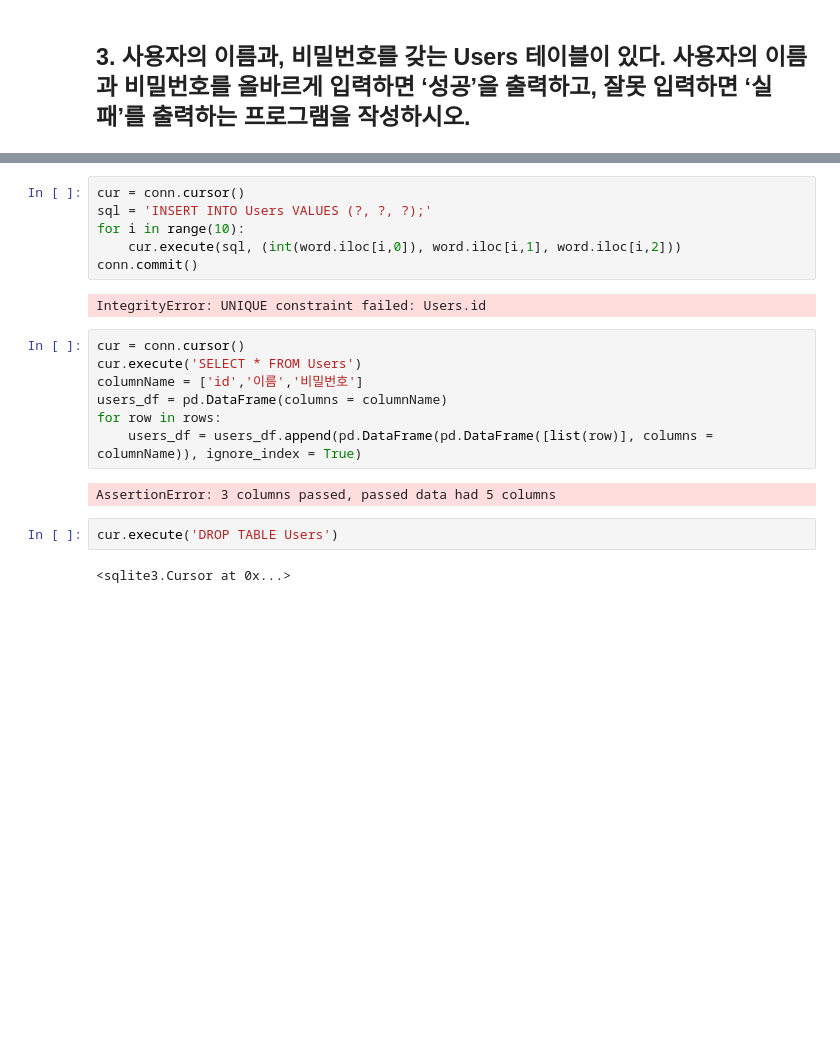
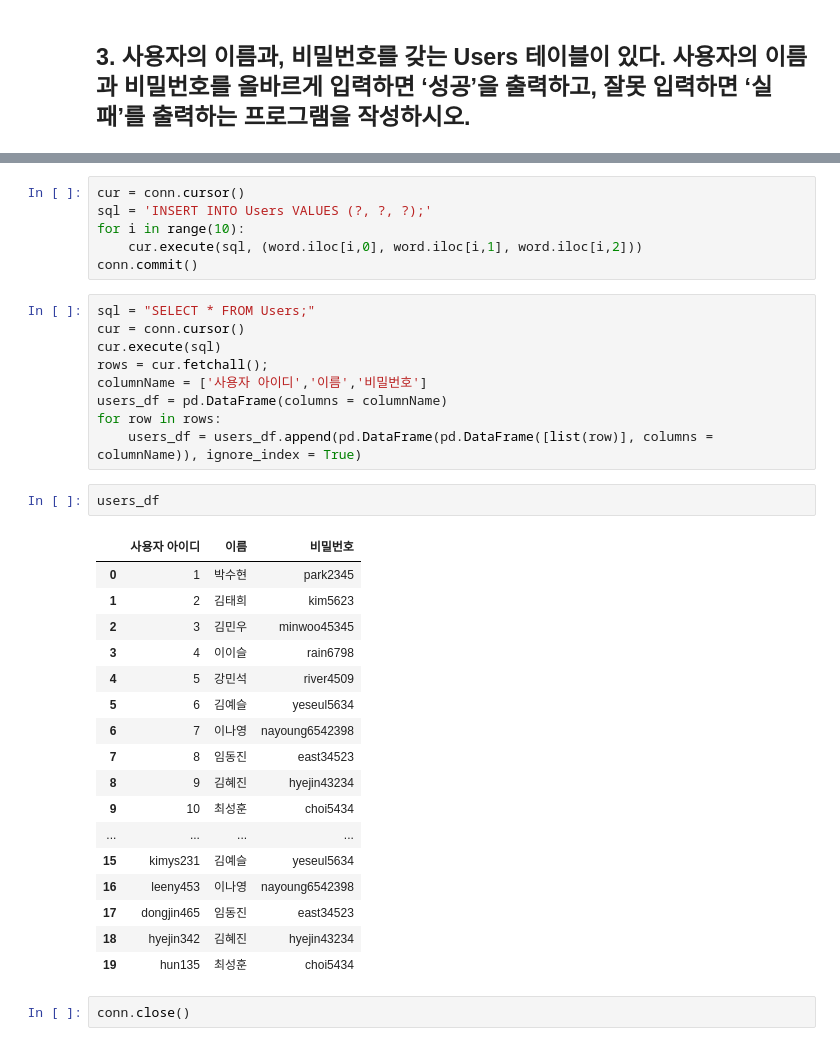
Before and after one commit to hsyliark/python_advanced_programming, a Jupyter notebook: 03_Sqlite3/8월 1일 과제.ipynb, the cells around one changed output, grey strips where cells are left out. Saved outputs shown, nothing was run; the diff lists cells and outputs as text; blank space fills up the shorter version.

Commit message:
sqlite3

```diff
--- a/03_Sqlite3/8월 1일 과제.ipynb
+++ b/03_Sqlite3/8월 1일 과제.ipynb
@@ -355,20 +354,36 @@ word
 cur = conn.cursor()
 sql = 'INSERT INTO Users VALUES (?, ?, ?);'
 for i in range(10):
-    cur.execute(sql, (int(word.iloc[i,0]), word.iloc[i,1], word.iloc[i,2]))
+    cur.execute(sql, (word.iloc[i,0], word.iloc[i,1], word.iloc[i,2]))
 conn.commit()
-# %% [output]
-IntegrityError: UNIQUE constraint failed: Users.id
 # %%
+sql = "SELECT * FROM Users;"
 cur = conn.cursor()
-cur.execute('SELECT * FROM Users')
-columnName = ['id','이름','비밀번호']
+cur.execute(sql)
+rows = cur.fetchall();
+columnName = ['사용자 아이디','이름','비밀번호']
 users_df = pd.DataFrame(columns = columnName)
 for row in rows:
     users_df = users_df.append(pd.DataFrame(pd.DataFrame([list(row)], columns = columnName)), ignore_index = True)
-# %% [output]
-AssertionError: 3 columns passed, passed data had 5 columns
-# %%
-cur.execute('DROP TABLE Users')
-# %% [output]
-<sqlite3.Cursor at 0x...>
+# %%
+users_df
+# %% [output]
+|  | 사용자 아이디 | 이름 | 비밀번호 |
+| 0 | 1 | 박수현 | park2345 |
+| 1 | 2 | 김태희 | kim5623 |
+| 2 | 3 | 김민우 | minwoo45345 |
+| 3 | 4 | 이이슬 | rain6798 |
+| 4 | 5 | 강민석 | river4509 |
+| 5 | 6 | 김예슬 | yeseul5634 |
+| 6 | 7 | 이나영 | nayoung6542398 |
+| 7 | 8 | 임동진 | east34523 |
+| 8 | 9 | 김혜진 | hyejin43234 |
+| 9 | 10 | 최성훈 | choi5434 |
+| ... | ... | ... | ... |
+| 15 | kimys231 | 김예슬 | yeseul5634 |
+| 16 | leeny453 | 이나영 | nayoung6542398 |
+| 17 | dongjin465 | 임동진 | east34523 |
+| 18 | hyejin342 | 김혜진 | hyejin43234 |
+| 19 | hun135 | 최성훈 | choi5434 |
+# %%
+conn.close()
```
Also changed, not shown: parts of 4 cells of this notebook, 3 other files.
